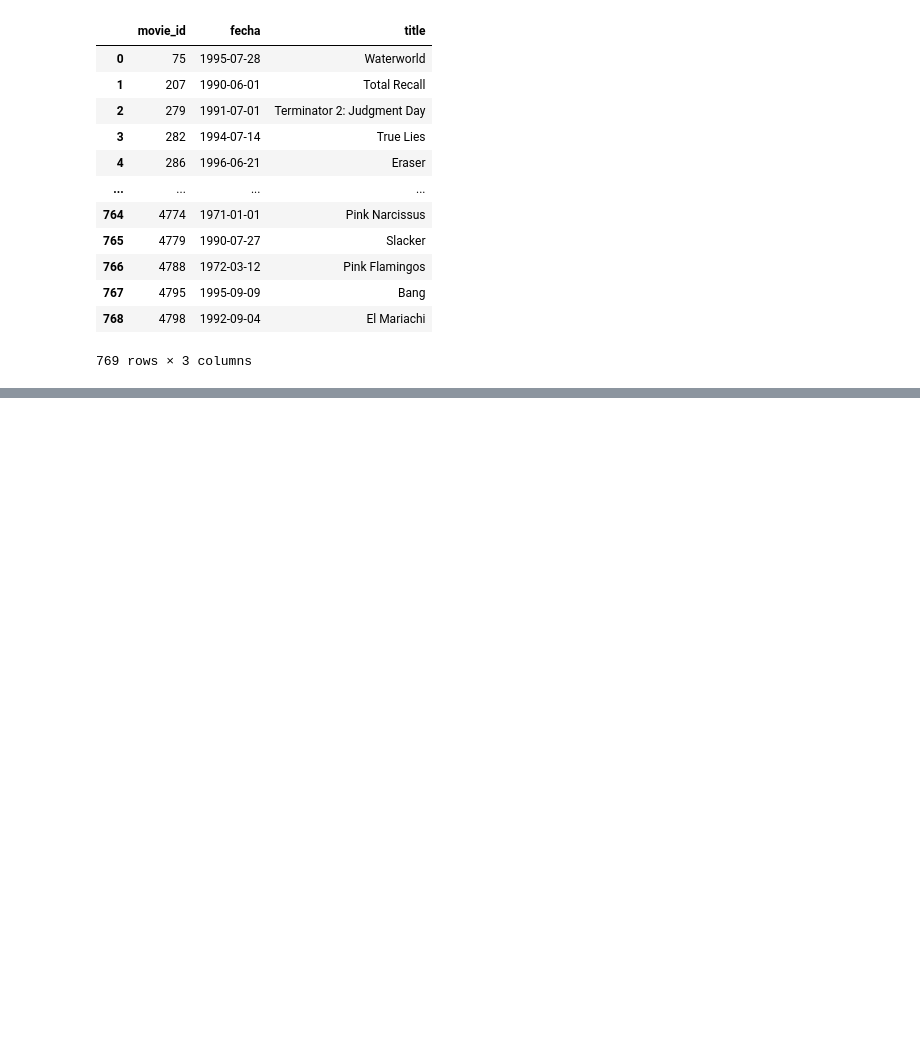
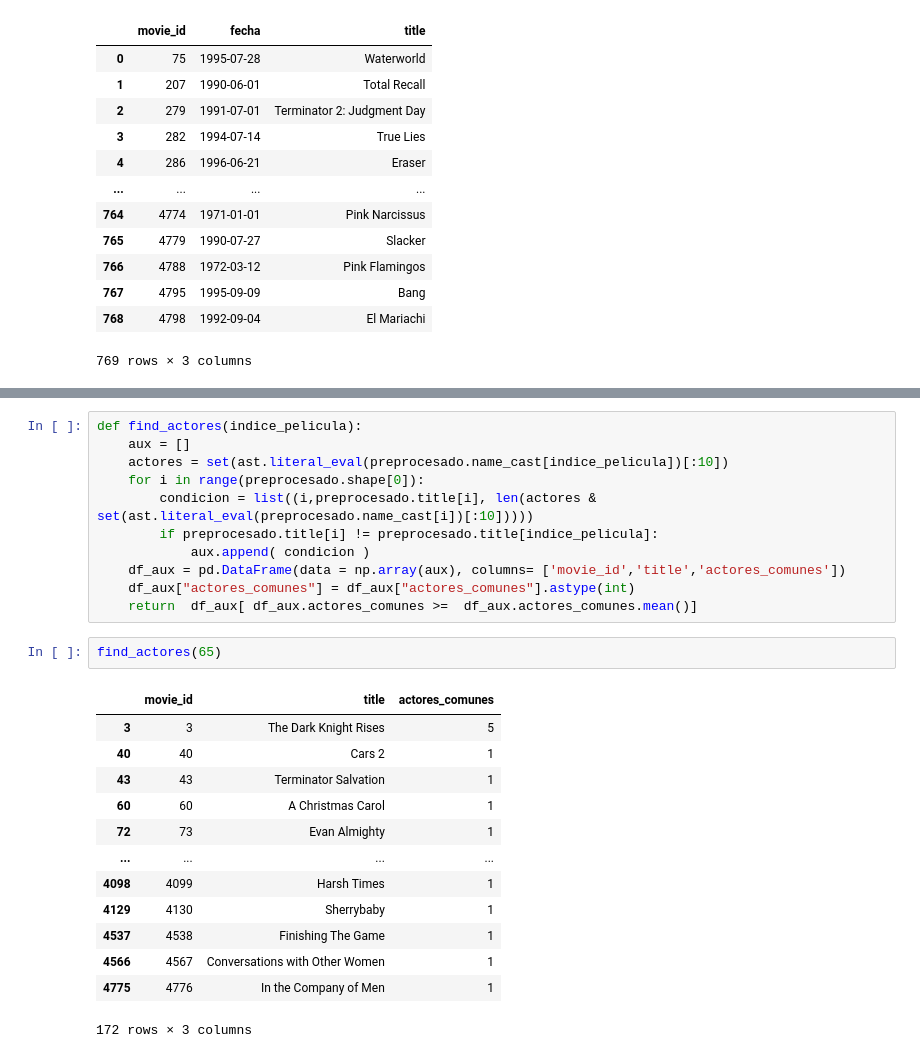
Before and after one commit to HugoMAT/Proyecto_Aplica, a Jupyter notebook: project/Untitled.ipynb, the cells around one changed output, grey strips where cells are left out. Drawn from its saved outputs; the diff is of its cells as text; blank space fills up the shorter version.

```diff
--- a/project/Untitled.ipynb
+++ b/project/Untitled.ipynb
@@ -728,0 +748,27 @@ fechas_limites(3607)
+# %%
+def find_actores(indice_pelicula):
+    aux = []
+    actores = set(ast.literal_eval(preprocesado.name_cast[indice_pelicula])[:10])
+    for i in range(preprocesado.shape[0]):
+        condicion = list((i,preprocesado.title[i], len(actores & set(ast.literal_eval(preprocesado.name_cast[i])[:10]))))
+        if preprocesado.title[i] != preprocesado.title[indice_pelicula]:
+            aux.append( condicion )
+    df_aux = pd.DataFrame(data = np.array(aux), columns= ['movie_id','title','actores_comunes'])
+    df_aux["actores_comunes"] = df_aux["actores_comunes"].astype(int)
+    return  df_aux[ df_aux.actores_comunes >=  df_aux.actores_comunes.mean()]
+# %%
+find_actores(65)
+# %% [output]
+|  | movie_id | title | actores_comunes |
+| 3 | 3 | The Dark Knight Rises | 5 |
+| 40 | 40 | Cars 2 | 1 |
+| 43 | 43 | Terminator Salvation | 1 |
+| 60 | 60 | A Christmas Carol | 1 |
+| 72 | 73 | Evan Almighty | 1 |
+| ... | ... | ... | ... |
+| 4098 | 4099 | Harsh Times | 1 |
+| 4129 | 4130 | Sherrybaby | 1 |
+| 4537 | 4538 | Finishing The Game | 1 |
+| 4566 | 4567 | Conversations with Other Women | 1 |
+| 4775 | 4776 | In the Company of Men | 1 |
+172 rows × 3 columns
```
Also changed, not shown: parts of 10 cells of this notebook, 3 other files.
